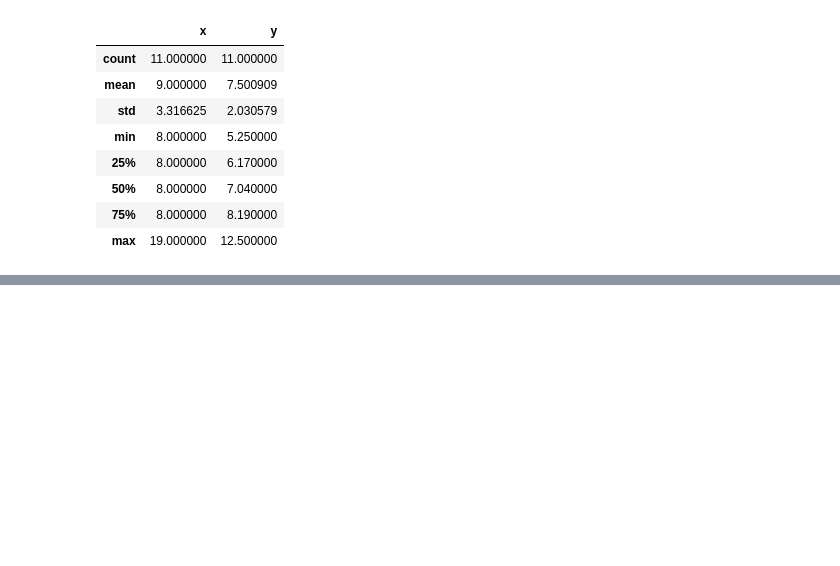
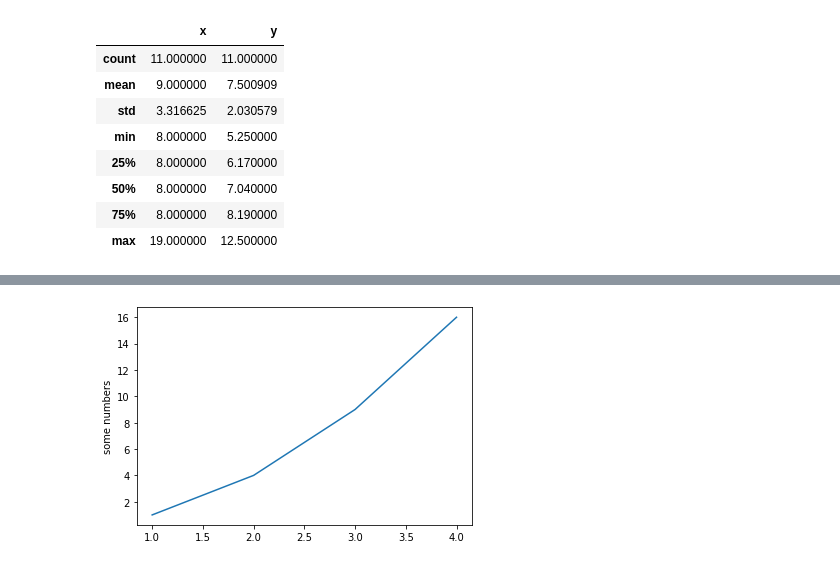
Before and after one commit to plumwiserim/data-analysis-2, a Jupyter notebook: Untitled0.ipynb, the cells around one changed output, grey strips where cells are left out. Saved outputs shown, nothing was run; the diff lists cells and outputs as text; code cells hidden in the pictures; blank space fills up the shorter version.

```diff
--- a/Untitled0.ipynb
+++ b/Untitled0.ipynb
@@ -74,0 +90,7 @@ dataset_4.describe()
+# %%
+plt.figure()
+plt.plot([1, 2, 3, 4], [1, 4, 9, 16])
+plt.ylabel('some numbers')
+plt.show()
+# %% [output]
+[figure, added]
```
Also changed, not shown: parts of 23 cells of this notebook.
